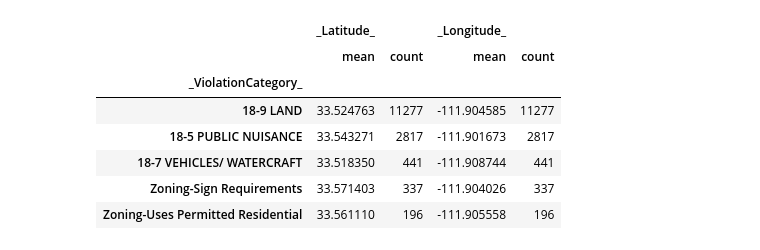
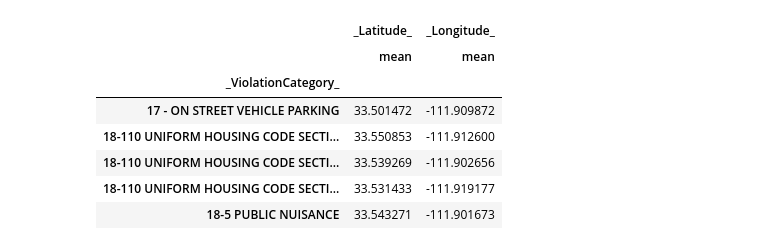
Before and after one commit to mrkjhsn/Planning-and-Development-Code-Violations-Scottsdale, a Jupyter notebook: Code_Violations_GIS_Projections.ipynb, the cells around one changed output. Cells and saved outputs as stored; diff of their text form; code cells hidden in the pictures.

```diff
--- a/Code_Violations_GIS_Projections.ipynb
+++ b/Code_Violations_GIS_Projections.ipynb
@@ -89,9 +88,10 @@ code_violations['_Longitude_'].mean()
 # %%
-# limit to groups with at least 100 violations over the course of the year
+# limit to groups with at least 20 violations over the course of the year
 # so many violations at either end of the spectrum(north/south) have only a handful of occurences
 
-grouped_over_onehundred = code_violations.groupby('_ViolationCategory_') \
-    .filter(lambda x: x['_Latitude_'].count() >= 100)
+over_twenty = code_violations.groupby('_ViolationCategory_') \
+    .filter(lambda x: x['_Latitude_'].count() >= 10)
 
-grouped_over_onehundred.head()
+# after filtering, 30 unique violations remain
+over_twenty.index.unique().to_frame().count()
 # %% [output]
@@ -105,13 +111,14 @@ grouped_over_onehundred.head()
 # %%
-code_violations.groupby('_ViolationCategory_')['_Latitude_' , '_Longitude_'] \
-    .agg(['mean','count']) \
-    .sort_values(by=('_Longitude_', 'count'), ascending=False).head()
+over_twenty_grouped = over_twenty.groupby('_ViolationCategory_')['_Latitude_' , '_Longitude_'] \
+    .agg(['mean'])
+
+over_twenty_grouped.head()
 # %% [output]
-|  | _Latitude_ |  | _Longitude_ |  |
-|  | mean | count | mean | count |
-| _ViolationCategory_ |  |  |  |  |
-| 18-9 LAND | 33.524763 | 11277 | -111.904585 | 11277 |
-| 18-5 PUBLIC NUISANCE | 33.543271 | 2817 | -111.901673 | 2817 |
-| 18-7 VEHICLES/ WATERCRAFT | 33.518350 | 441 | -111.908744 | 441 |
-| Zoning-Sign Requirements | 33.571403 | 337 | -111.904026 | 337 |
-| Zoning-Uses Permitted Residential | 33.561110 | 196 | -111.905558 | 196 |
+|  | _Latitude_ | _Longitude_ |
+|  | mean | mean |
+| _ViolationCategory_ |  |  |
+| 17 - ON STREET VEHICLE PARKING | 33.501472 | -111.909872 |
+| 18-110 UNIFORM HOUSING CODE SECTI... | 33.550853 | -111.912600 |
+| 18-110 UNIFORM HOUSING CODE SECTI... | 33.539269 | -111.902656 |
+| 18-110 UNIFORM HOUSING CODE SECTI... | 33.531433 | -111.919177 |
+| 18-5 PUBLIC NUISANCE | 33.543271 | -111.901673 |
```
Also changed, not shown: parts of 23 cells of this notebook.
